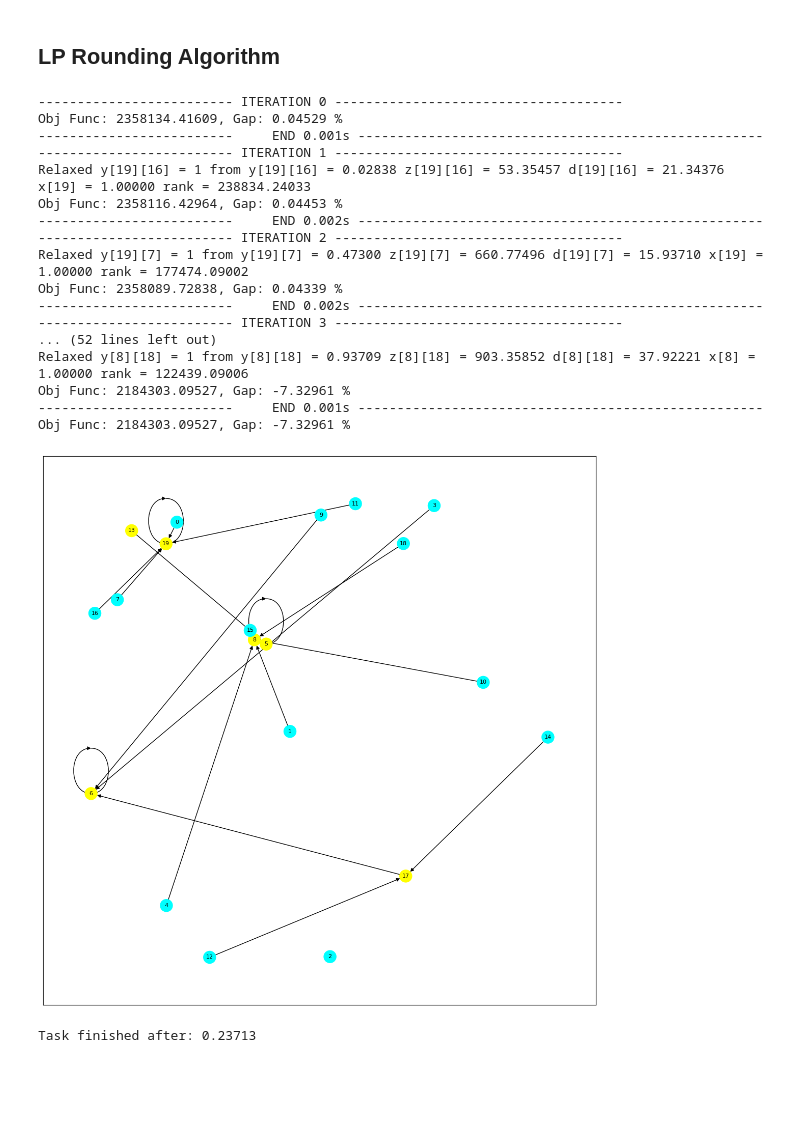
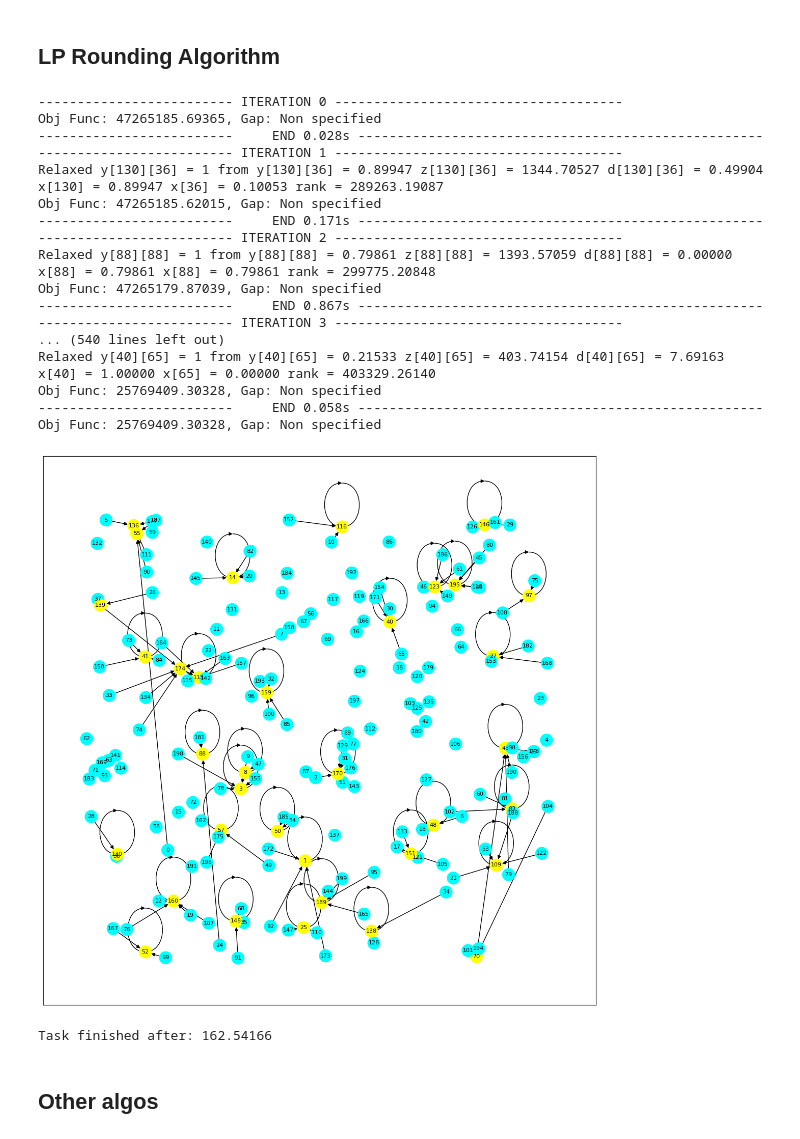
Before and after one commit to lorecampa/ProjectFOR_2022, a Jupyter notebook: biogas_location.ipynb, the cells around one changed output. Saved outputs shown, nothing was run; the diff lists cells and outputs as text; code cells hidden in the pictures; blank space fills up the shorter version.

```diff
--- a/biogas_location.ipynb
+++ b/biogas_location.ipynb
@@ -60,7 +60,7 @@ You must locate $p$ plants among the available farms and assign the farms that w
 # %% [markdown]
 ### Download instance
 # %%
-instance_id = 3;
+instance_id = 8;
 baseUrl = "https://raw.githubusercontent.com/Daddeee/FOR_Labs_22-23/master/big-project";
 istanceUrl = f'{baseUrl}/instances/instance_{instance_id}.json';
 resultUrl = f'{baseUrl}/results/instance_{instance_id}.txt';
@@ -251,7 +250,7 @@ def print_model(model:Model, figsize, font_size, textual = False, weight = False
     g.add_nodes_from([i for i in I])
 
     if (weight):
-        w_edges = [(j, i, f'y = {y[i][j]:.2f}') for j in I for i in I if y[i][j].x > treshold]
+        w_edges = [(j, i, f'y = {model.y[i][j].x:.2f}') for j in I for i in I if y[i][j].x > treshold]
         g.add_weighted_edges_from(w_edges)
     else:
         edges = [(j, i) for j in I for i in I if y[i][j].x > treshold]
@@ -294,60 +293,62 @@ while True:
         i, j = pair;
         relaxed_val = 1;
         model.m.add_constr(model.y[i][j] == relaxed_val)
-        print(f"Relaxed y[{i}][{j}] = {relaxed_val} from y[{i}][{j}] = {model.y[i][j].x:.5f} z[{i}][{j}] = {model.z[i][j].x:.5f} d[{i}][{j}] = {model.distances[i][j]:.5f} x[{i}] = {model.x[i].x:.5f} rank = {model.x[i].x * (model.Q * model.b * model.c[j] - model.distances[i][j]):.5f}")
+        print(f"Relaxed y[{i}][{j}] = {relaxed_val} from y[{i}][{j}] = {model.y[i][j].x:.5f} z[{i}][{j}] = {model.z[i][j].x:.5f} d[{i}][{j}] = {model.distances[i][j]:.5f} x[{i}] = {model.x[i].x:.5f} x[{j}] = {model.x[j].x:.5f} rank = {model.x[i].x * (model.Q * model.b * model.c[j] - model.distances[i][j]):.5f}")
 
 
     start_optimization_time = time.time()
     model.m.optimize()
     printModelObjctiveResult(model)
-    #print_model(model, figsize=(14, 14), font_size=8)
+    #print_model(model, figsize=(14, 14), font_size=8, weight=True)
     print(f'-------------------------     END {time.time() - start_optimization_time:.3f}s ----------------------------------------------------')
 
     n_iterations += 1
     pair = None
     delta = -math.inf;
     for j in model.I:
         dict = {}
         for i in model.I:
             if abs(model.y[i][j].x) > eps and abs(model.y[i][j].x - 1) > eps:
                 rank = model.x[i].x * (model.Q * model.b * model.c[j] - model.distances[i][j]);
                 dict[i] = rank
 
         if (len(dict) >= 1):
             max_i = max(dict, key= lambda x: dict[x])
             curr_delta = dict[max_i];
             for k, v in dict.items():
                 if (k != max_i):
-                    curr_delta -= - v;
+                    curr_delta -=  v;
             if (curr_delta > delta):
                 delta = curr_delta;
                 pair = (max_i, j)
 
     if pair == None:
         break  # No violated inequality was found, leave the loop
 
 print_model(model, figsize=(14, 14), font_size=8)
 print(f'Task finished after: {time.time() - start_time:.5f}')
 # %% [output]
 ------------------------- ITERATION 0 -------------------------------------
-Obj Func: 2358134.41609, Gap: 0.04529 %
--------------------------     END 0.001s ----------------------------------------------------
+Obj Func: 47265185.69365, Gap: Non specified
+-------------------------     END 0.028s ----------------------------------------------------
 ------------------------- ITERATION 1 -------------------------------------
-Relaxed y[19][16] = 1 from y[19][16] = 0.02838 z[19][16] = 53.35457 d[19][16] = 21.34376 x[19] = 1.00000 rank = 238834.24033
-Obj Func: 2358116.42964, Gap: 0.04453 %
--------------------------     END 0.002s ----------------------------------------------------
+Relaxed y[130][36] = 1 from y[130][36] = 0.89947 z[130][36] = 1344.70527 d[130][36] = 0.49904 x[130] = 0.89947 x[36] = 0.10053 rank = 289263.19087
+Obj Func: 47265185.62015, Gap: Non specified
+-------------------------     END 0.171s ----------------------------------------------------
 ------------------------- ITERATION 2 -------------------------------------
-Relaxed y[19][7] = 1 from y[19][7] = 0.47300 z[19][7] = 660.77496 d[19][7] = 15.93710 x[19] = 1.00000 rank = 177474.09002
-Obj Func: 2358089.72838, Gap: 0.04339 %
--------------------------     END 0.002s ----------------------------------------------------
+Relaxed y[88][88] = 1 from y[88][88] = 0.79861 z[88][88] = 1393.57059 d[88][88] = 0.00000 x[88] = 0.79861 x[88] = 0.79861 rank = 299775.20848
+Obj Func: 47265179.87039, Gap: Non specified
+-------------------------     END 0.867s ----------------------------------------------------
 ------------------------- ITERATION 3 -------------------------------------
-... (52 lines left out)
-Relaxed y[8][18] = 1 from y[8][18] = 0.93709 z[8][18] = 903.35852 d[8][18] = 37.92221 x[8] = 1.00000 rank = 122439.09006
-Obj Func: 2184303.09527, Gap: -7.32961 %
--------------------------     END 0.001s ----------------------------------------------------
-Obj Func: 2184303.09527, Gap: -7.32961 %
+... (540 lines left out)
+Relaxed y[40][65] = 1 from y[40][65] = 0.21533 z[40][65] = 403.74154 d[40][65] = 7.69163 x[40] = 1.00000 x[65] = 0.00000 rank = 403329.26140
+Obj Func: 25769409.30328, Gap: Non specified
+-------------------------     END 0.058s ----------------------------------------------------
+Obj Func: 25769409.30328, Gap: Non specified
-[figure, old version]
+[figure, new version]
-Task finished after: 0.23713
+Task finished after: 162.54166
+# %% [markdown]
+## Other algos
 # %%
 # eps = 1e-5
 # def computeDelta(x, y, z, j):
```
Also changed, not shown: parts of 2 cells of this notebook.
